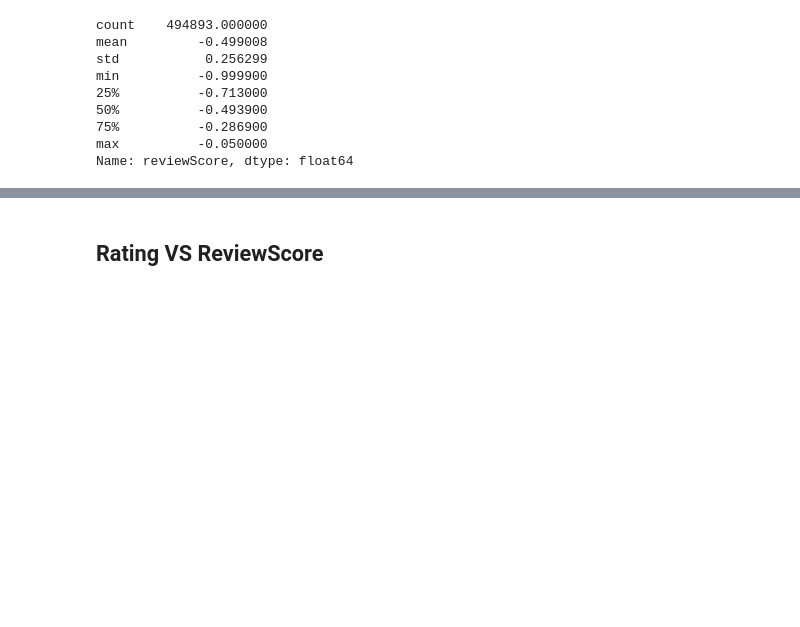
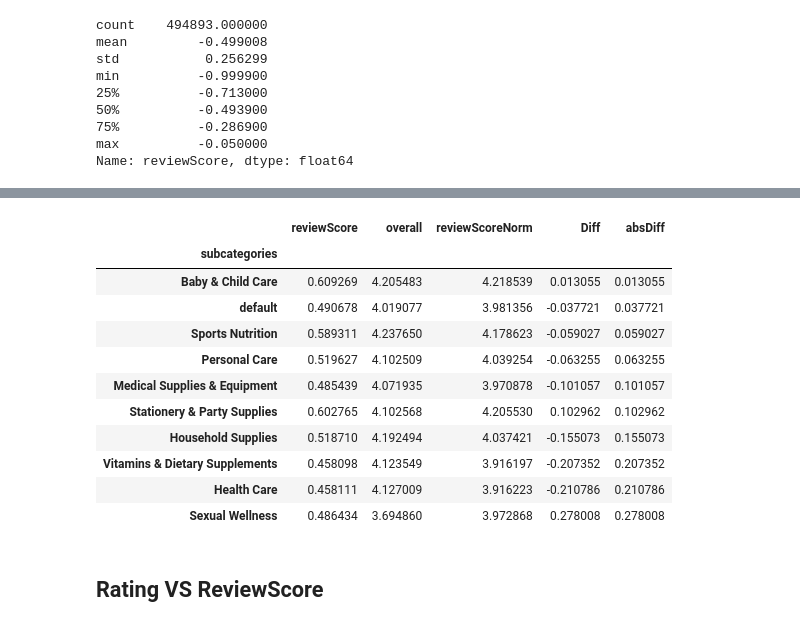
Before and after one commit to epfl-ada-2018/ada007project, a Jupyter notebook: Review Sentiment Analysis.ipynb, the cells around one changed output, grey strips where cells are left out. Cells and saved outputs as stored; diff of their text form; code cells hidden in the pictures; blank space fills up the shorter version.

```diff
--- a/Review Sentiment Analysis.ipynb
+++ b/Review Sentiment Analysis.ipynb
@@ -160,2 +238,19 @@ Name: reviewScore, dtype: float64
+# %%
+df_product_cat_group["absDiff"] = abs(df_product_cat_group["Diff"])
+# %%
+df_product_cat_group.sort_values("absDiff")
+# %% [output]
+|  | reviewScore | overall | reviewScoreNorm | Diff | absDiff |
+| subcategories |  |  |  |  |  |
+| Baby & Child Care | 0.609269 | 4.205483 | 4.218539 | 0.013055 | 0.013055 |
+| default | 0.490678 | 4.019077 | 3.981356 | -0.037721 | 0.037721 |
+| Sports Nutrition | 0.589311 | 4.237650 | 4.178623 | -0.059027 | 0.059027 |
+| Personal Care | 0.519627 | 4.102509 | 4.039254 | -0.063255 | 0.063255 |
+| Medical Supplies & Equipment | 0.485439 | 4.071935 | 3.970878 | -0.101057 | 0.101057 |
+| Stationery & Party Supplies | 0.602765 | 4.102568 | 4.205530 | 0.102962 | 0.102962 |
+| Household Supplies | 0.518710 | 4.192494 | 4.037421 | -0.155073 | 0.155073 |
+| Vitamins & Dietary Supplements | 0.458098 | 4.123549 | 3.916197 | -0.207352 | 0.207352 |
+| Health Care | 0.458111 | 4.127009 | 3.916223 | -0.210786 | 0.210786 |
+| Sexual Wellness | 0.486434 | 3.694860 | 3.972868 | 0.278008 | 0.278008 |
 # %% [markdown]
 ## Rating VS ReviewScore
```
Also changed, not shown: parts of 19 cells of this notebook.
